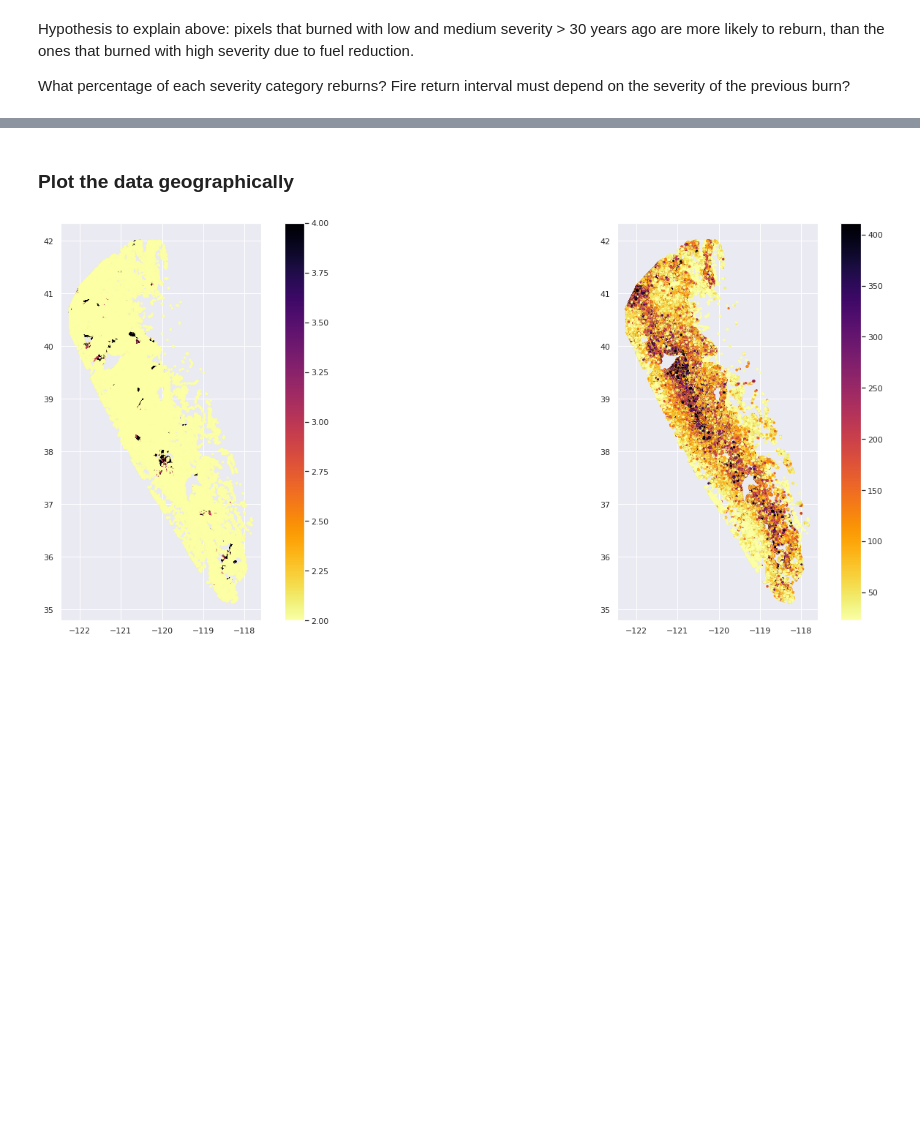
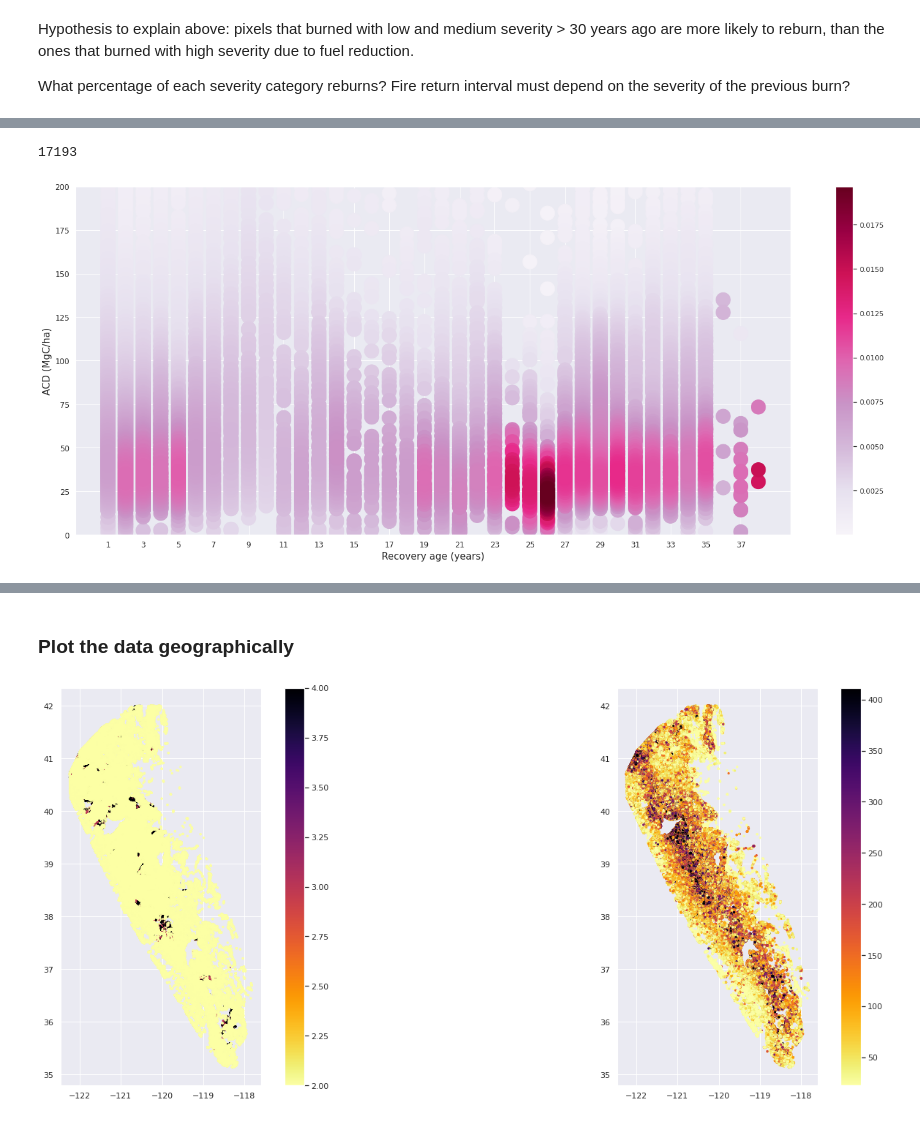
Before and after one commit to mahuna13/fire-regen, a Jupyter notebook: notebooks/exploratory/RegenAnalysis.ipynb, the cells around one changed output, grey strips where cells are left out. Cells and saved outputs as stored; diff of their text form; code cells hidden in the pictures; blank space fills up the shorter version.

```diff
--- a/notebooks/exploratory/RegenAnalysis.ipynb
+++ b/notebooks/exploratory/RegenAnalysis.ipynb
@@ -238,0 +288,10 @@ What percentage of each severity category reburns? Fire return interval must dep
+# %%
+plot_pdf(gedi_burned_trees[gedi_burned_trees.burn_severity_median == 3],
+         'time_since_burn',
+         'agbd',
+         "Recovery age (years)",
+         "ACD (MgC/ha)",
+         (0, 200))
+# %% [output]
+17193
+[figure, added]
```
Also changed, not shown: parts of 7 cells of this notebook.
